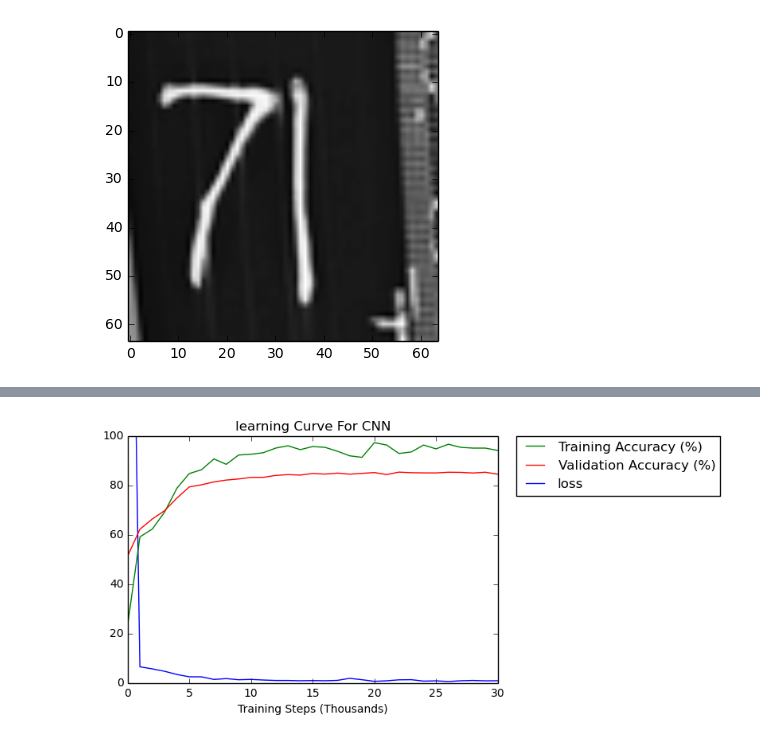
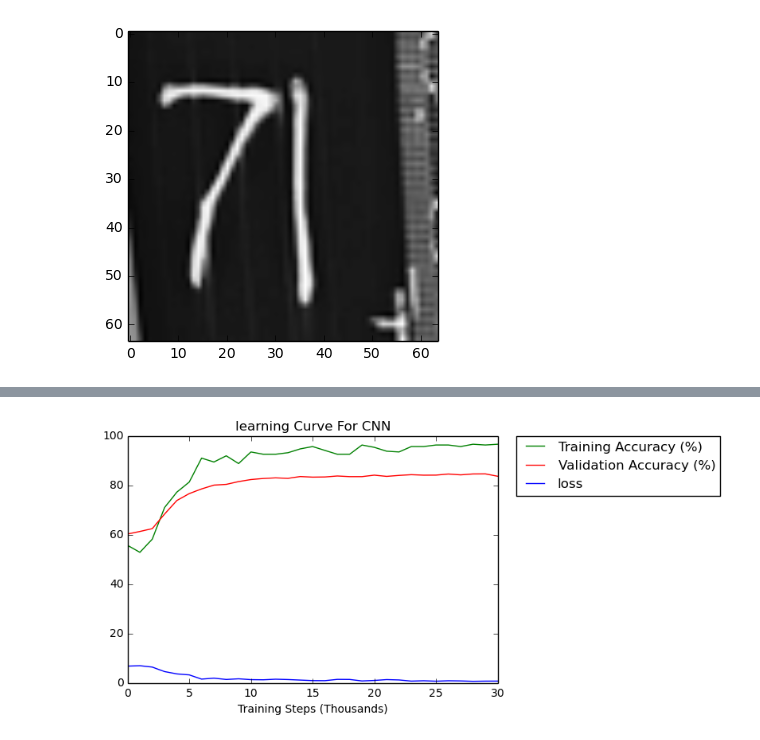
Before and after one commit to charlescc9/deep-learning-image-classification, a Jupyter notebook: svhn_large.ipynb, the cells around one changed output, grey strips where cells are left out. Drawn from its saved outputs; the diff is of its cells as text; code cells hidden in the pictures.

```diff
--- a/svhn_large.ipynb
+++ b/svhn_large.ipynb
@@ -615,5 +498,5 @@ Test set accuracy = 65.86%
 # %%
-""" CONVOLUTIONAL NEURAL NETWORK 2 """
+""" CONVOLUTIONAL NEURAL NETWORK """
 
 # Hyperparameters
 epochs = 10
@@ -627,13 +510,13 @@ conv_depth_4 = 128
 full_nodes = 128
 reg_constant = 5e-4
 dropout_rate = 0.5
-train_accuracies = []
-valid_accuracies = []
-losses = []
 conv_stride = 1
 pool_window_size = [1, 2, 2, 1]
 pool_stride = [1, 2, 2, 1]
 padding = 'SAME'
+train_accuracies = []
+valid_accuracies = []
+losses = []
 
 # Helper functions
 def create_weight(shape):
@@ -853,7 +736,7 @@ with tf.Session(graph=graph) as session:
         _, l, preds = session.run([optimizer, loss, train_preds], feed_dict)
 
         # Report validation accuracy
-        if i % 1000 == 0:
+        if i % 1000 == 0 and i != 0:
             losses.append(l)
             train_accuracy = accuracy(preds, batch_y)
             train_accuracies.append(train_accuracy)
@@ -870,8 +753,8 @@ with tf.Session(graph=graph) as session:
             valid_accuracy = accuracy(valid_preds_total, valid_y)
             valid_accuracies.append(valid_accuracy)
 
-            print('Step %d: Loss = %.2f, Training accuracy = %.2f%%, Validation accuracy = %.2f%%\n' %
-                  (i, l, train_accuracy, valid_accuracy))
+            print('Step %d: Loss = %.2f, Training accuracy = %.2f%%, Validation accuracy = %.2f%%\n'
+                  % (i, l, train_accuracy, valid_accuracy))
 
     test_preds_total = np.ndarray(test_y.shape)
     for j in xrange(int(np.floor(test_y.shape[0] / batch_size))):
@@ -916 +799 @@ Test set accuracy = 81.51%
-[figure, old version]
+[figure, new version]
```
Also changed, not shown: parts of 4 cells of this notebook.
